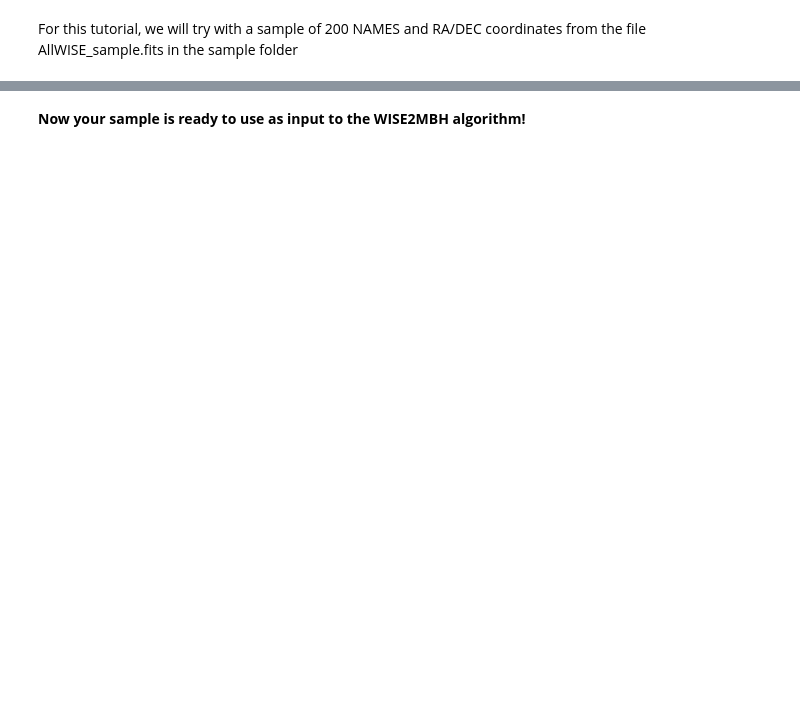
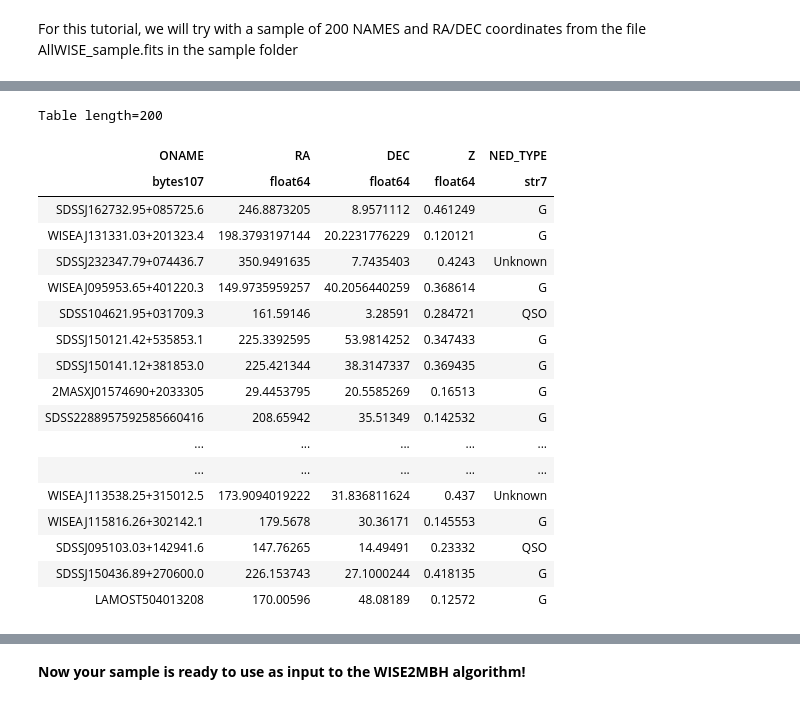
Before and after one commit to joacoh/wise2mbh, a Jupyter notebook: notebooks/inputsamp_tutorial.ipynb, the cells around one changed output, grey strips where cells are left out. Saved outputs shown, nothing was run; the diff lists cells and outputs as text; code cells hidden in the pictures; blank space fills up the shorter version.

```diff
--- a/notebooks/inputsample_test.ipynb
+++ b/notebooks/inputsamp_tutorial.ipynb
@@ -86 +68,23 @@ Table length=200
+# %%
+test_ned
+# %% [output]
+Table length=200
+| ONAME | RA | DEC | Z | NED_TYPE |
+| bytes107 | float64 | float64 | float64 | str7 |
+| SDSSJ162732.95+085725.6 | 246.8873205 | 8.9571112 | 0.461249 | G |
+| WISEAJ131331.03+201323.4 | 198.3793197144 | 20.2231776229 | 0.120121 | G |
+| SDSSJ232347.79+074436.7 | 350.9491635 | 7.7435403 | 0.4243 | Unknown |
+| WISEAJ095953.65+401220.3 | 149.9735959257 | 40.2056440259 | 0.368614 | G |
+| SDSS104621.95+031709.3 | 161.59146 | 3.28591 | 0.284721 | QSO |
+| SDSSJ150121.42+535853.1 | 225.3392595 | 53.9814252 | 0.347433 | G |
+| SDSSJ150141.12+381853.0 | 225.421344 | 38.3147337 | 0.369435 | G |
+| 2MASXJ01574690+2033305 | 29.4453795 | 20.5585269 | 0.16513 | G |
+| SDSS2288957592585660416 | 208.65942 | 35.51349 | 0.142532 | G |
+| ... | ... | ... | ... | ... |
+| ... | ... | ... | ... | ... |
+| WISEAJ113538.25+315012.5 | 173.9094019222 | 31.836811624 | 0.437 | Unknown |
+| WISEAJ115816.26+302142.1 | 179.5678 | 30.36171 | 0.145553 | G |
+| SDSSJ095103.03+142941.6 | 147.76265 | 14.49491 | 0.23332 | QSO |
+| SDSSJ150436.89+270600.0 | 226.153743 | 27.1000244 | 0.418135 | G |
+| LAMOST504013208 | 170.00596 | 48.08189 | 0.12572 | G |
 # %% [markdown]
```
Also changed, not shown: parts of 10 cells of this notebook, 4 other files.
